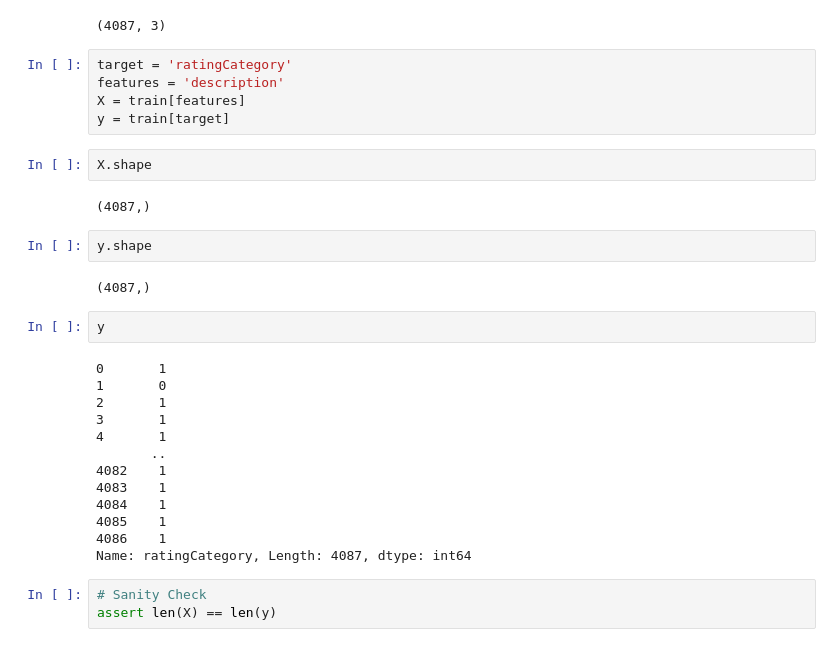
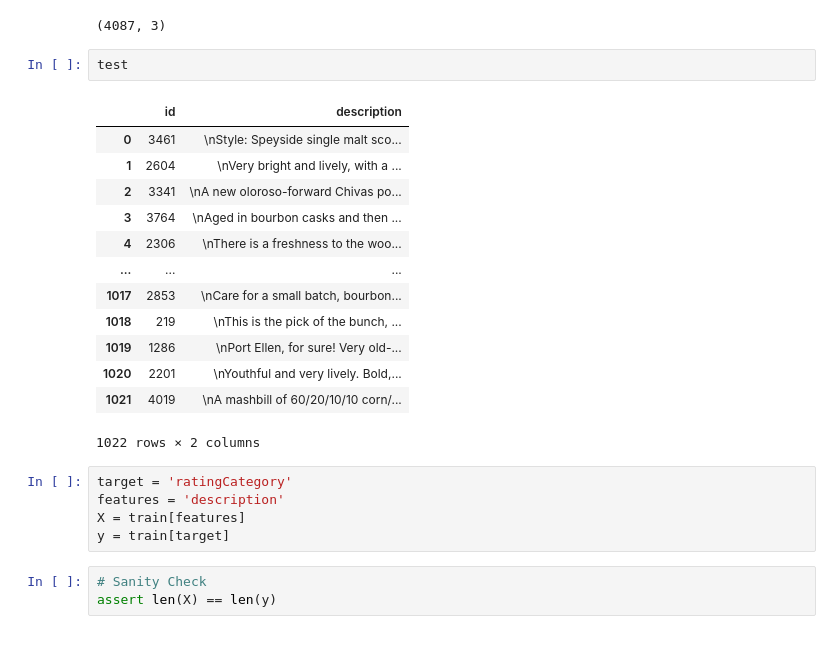
Before and after one commit to JAaron93/DS-Unit-4-Sprint-1-NLP, a Jupyter notebook: module3-document-classification/LS_DS_413_Document_Classification_Assignment.ipynb, the cells around one changed output. Drawn from its saved outputs; the diff is of its cells as text.

```diff
--- a/module3-document-classification/LS_DS_413_Document_Classification_Assignment.ipynb
+++ b/module3-document-classification/LS_DS_413_Document_Classification_Assignment.ipynb
@@ -69,34 +73,27 @@ train.head()
 train.shape
 # %% [output]
 (4087, 3)
+# %%
+test
+# %% [output]
+|  | id | description |
+| 0 | 3461 | \nStyle: Speyside single malt sco... |
+| 1 | 2604 | \nVery bright and lively, with a ... |
+| 2 | 3341 | \nA new oloroso-forward Chivas po... |
+| 3 | 3764 | \nAged in bourbon casks and then ... |
+| 4 | 2306 | \nThere is a freshness to the woo... |
+| ... | ... | ... |
+| 1017 | 2853 | \nCare for a small batch, bourbon... |
+| 1018 | 219 | \nThis is the pick of the bunch, ... |
+| 1019 | 1286 | \nPort Ellen, for sure! Very old-... |
+| 1020 | 2201 | \nYouthful and very lively. Bold,... |
+| 1021 | 4019 | \nA mashbill of 60/20/10/10 corn/... |
+1022 rows × 2 columns
 # %%
 target = 'ratingCategory'
 features = 'description'
 X = train[features]
 y = train[target]
-# %%
-X.shape
-# %% [output]
-(4087,)
-# %%
-y.shape
-# %% [output]
-(4087,)
-# %%
-y
-# %% [output]
-0       1
-1       0
-2       1
-3       1
-4       1
-       ..
-4082    1
-4083    1
-4084    1
-4085    1
-4086    1
-Name: ratingCategory, Length: 4087, dtype: int64
 # %%
 # Sanity Check
 assert len(X) == len(y)
```
Also changed, not shown: parts of 37 cells of this notebook, 3 other files.
